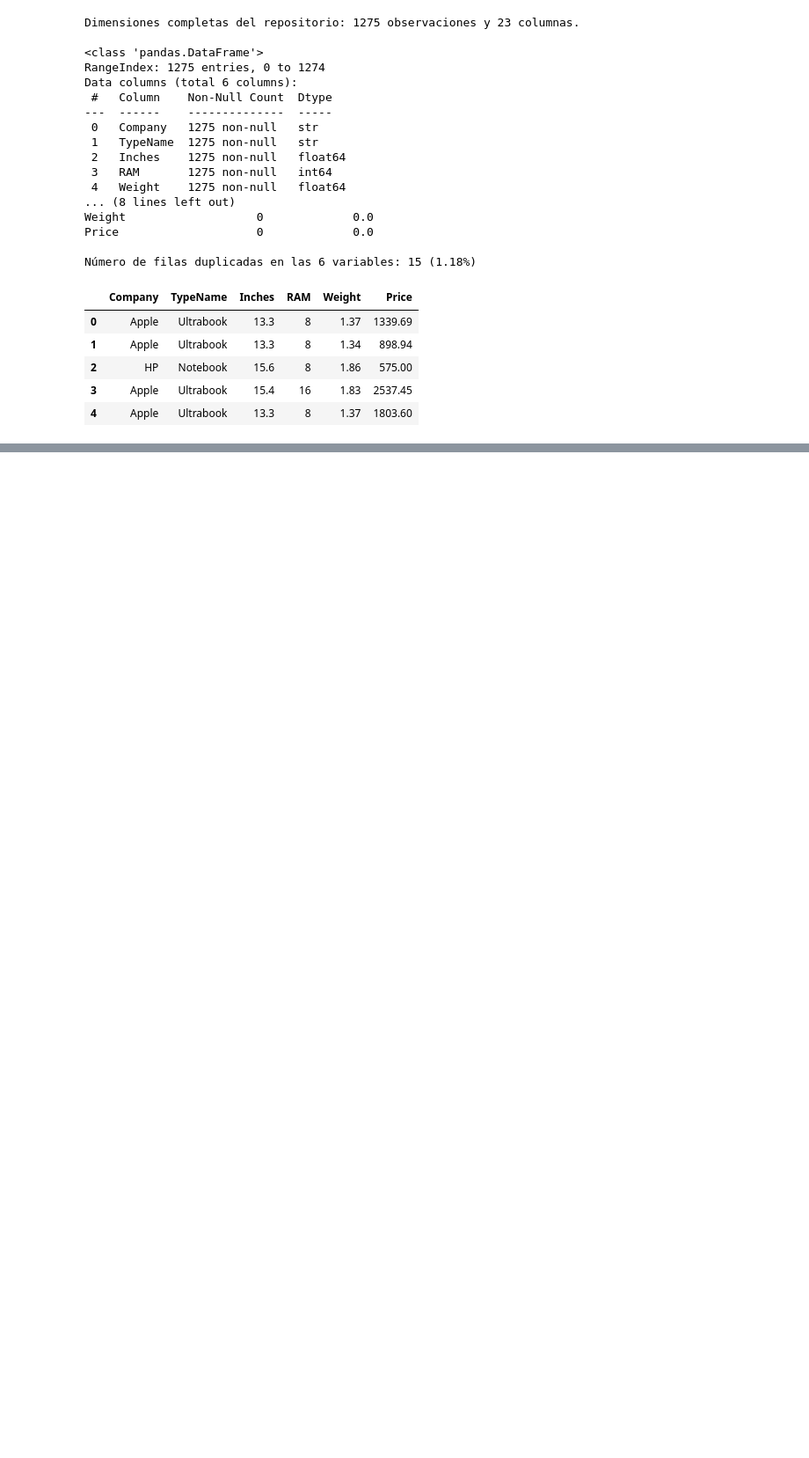
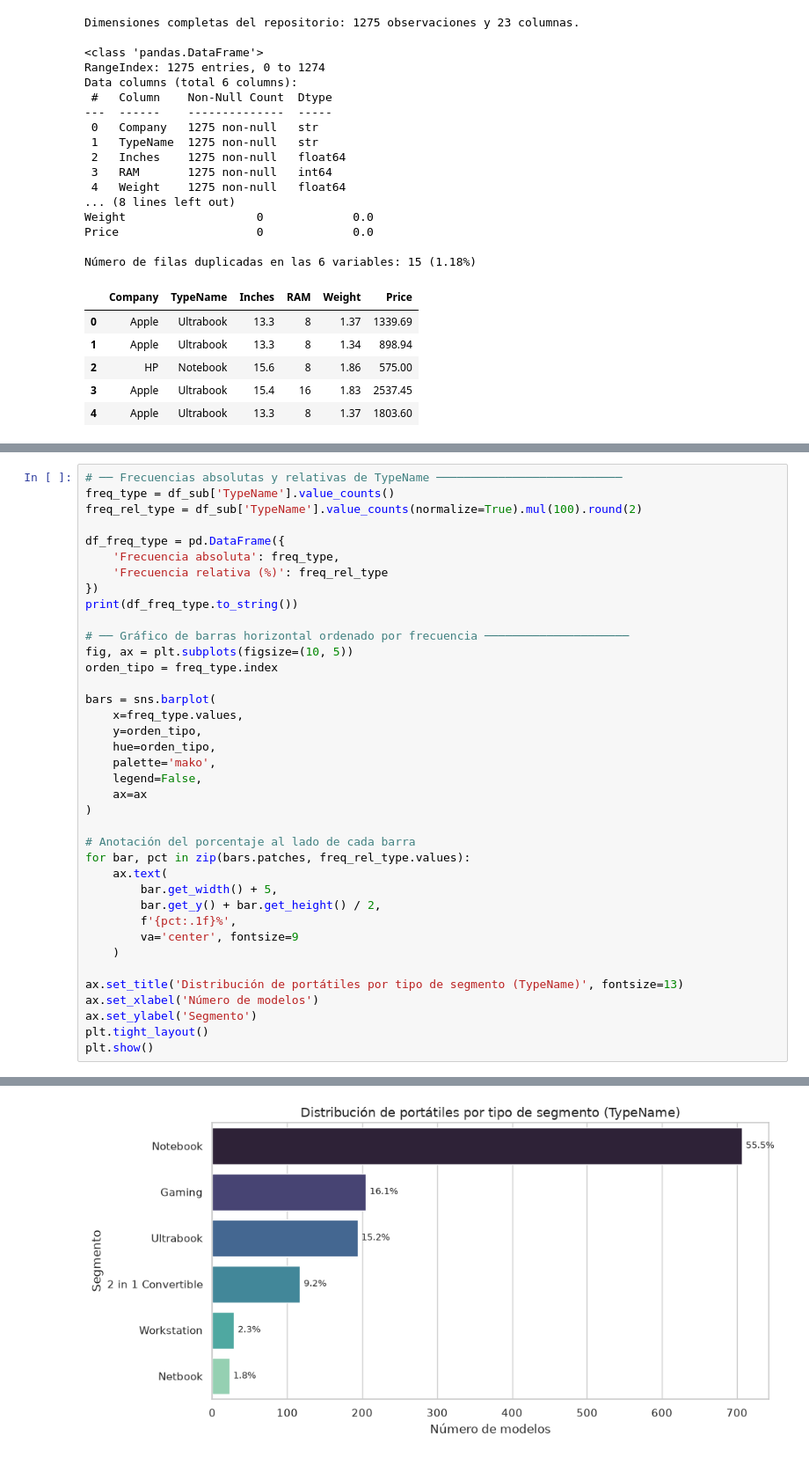
Before and after one commit to t8rx/fundamentos-de-datos, a Jupyter notebook: pl1_ciencia_datos.ipynb, the cells around one changed output, grey strips where cells are left out. Shown at 88% size. Drawn from its saved outputs; the diff is of its cells as text; blank space fills up the shorter version.

```diff
--- a/pl1_ciencia_datos.ipynb
+++ b/pl1_ciencia_datos.ipynb
@@ -153,0 +200,39 @@ Esta gran predominancia de unas pocas marcas es completamente coherente con sus
+# %%
+# ── Frecuencias absolutas y relativas de TypeName ───────────────────────────
+freq_type = df_sub['TypeName'].value_counts()
+freq_rel_type = df_sub['TypeName'].value_counts(normalize=True).mul(100).round(2)
+
+df_freq_type = pd.DataFrame({
+    'Frecuencia absoluta': freq_type,
+    'Frecuencia relativa (%)': freq_rel_type
+})
+print(df_freq_type.to_string())
+
+# ── Gráfico de barras horizontal ordenado por frecuencia ─────────────────────
+fig, ax = plt.subplots(figsize=(10, 5))
+orden_tipo = freq_type.index
+
+bars = sns.barplot(
+    x=freq_type.values,
+    y=orden_tipo,
+    hue=orden_tipo,
+    palette='mako',
+    legend=False,
+    ax=ax
+)
+
+# Anotación del porcentaje al lado de cada barra
+for bar, pct in zip(bars.patches, freq_rel_type.values):
+    ax.text(
+        bar.get_width() + 5,
+        bar.get_y() + bar.get_height() / 2,
+        f'{pct:.1f}%',
+        va='center', fontsize=9
+    )
+
+ax.set_title('Distribución de portátiles por tipo de segmento (TypeName)', fontsize=13)
+ax.set_xlabel('Número de modelos')
+ax.set_ylabel('Segmento')
+plt.tight_layout()
+plt.show()
+# %% [output]
@@ -153,0 +247 @@ Esta gran predominancia de unas pocas marcas es completamente coherente con sus
+[figure, added]
```
Also changed, not shown: parts of 38 cells of this notebook, 1 other file.
